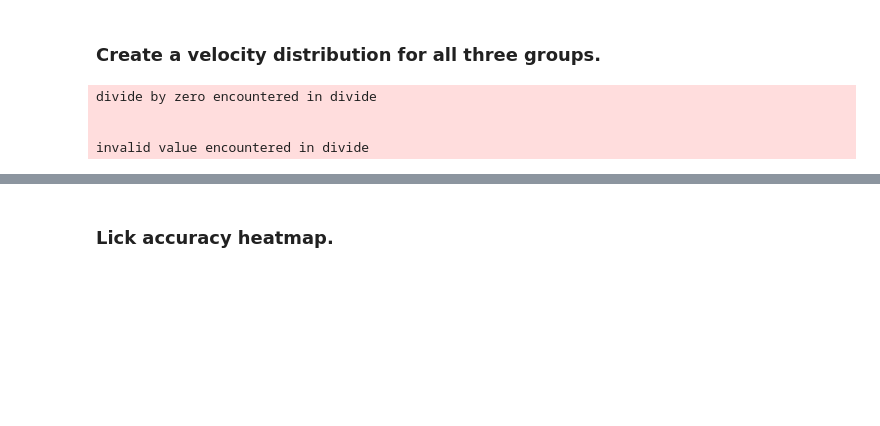
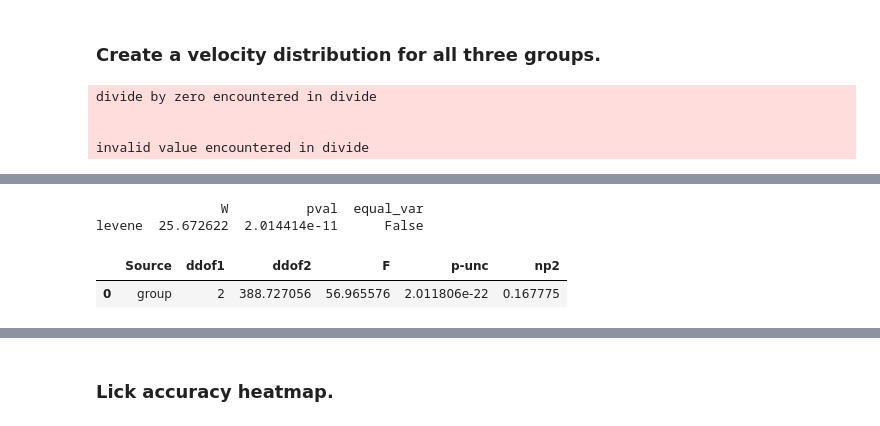
Before and after one commit to austinbaggetta/MultiCon_Analysis, a Jupyter notebook: MultiCon_Behavior/MultiCon_Aging2/current_behavior.ipynb, the cells around one changed output, grey strips where cells are left out. Drawn from its saved outputs; the diff is of its cells as text; code cells hidden in the pictures; blank space fills up the shorter version.

```diff
--- a/MultiCon_Behavior/MultiCon_Aging2/current_behavior.ipynb
+++ b/MultiCon_Behavior/MultiCon_Aging2/current_behavior.ipynb
@@ -118,10 +79,8 @@ fig.show()
 # %% [markdown]
 ### Set up run order for the day.
 # %%
-day = 'Day 31' ## edit depending on day
-retired_mice = ['mca24', 'mca25', 'mca26', 'mca27', 'mca28', 'mca29',
-                'mca30', 'mca31', 'mca32', 'mca33', 'mca35', 'mca36', 'mca37', 'mca38', 'mca39',
-                'mca40', 'mca41', 'mca42', 'mca43', 'mca46', 'mca47'] ## add retired mouse to this list
+day = 'Day 38' ## edit depending on day
+retired_mice = [] ## add retired mouse to this list
 maze_info = pd.read_csv(f'../../../{project_dir}/{experiment_dir}/maze_yml/maze_info.csv')
 todays_mazes = pd.read_csv(f'../../../{project_dir}/{experiment_dir}/maze_yml/{experiment_dir} - TodaysMazes.csv') ## download at end of the day
 run_dict = {'maze1': [], 'maze2': [], 'maze3': [], 'maze4': []}
@@ -752,3 +684,16 @@ fig.show()
 fig.write_image(pjoin(fig_path, 'velocity_distribution.png'))
 # %% [output]
 [interactive output not drawn]
+# %%
+young_v = np.asarray(young_v)[~np.isnan(young_v)]
+anova_df = pd.DataFrame({'young': young_v,
+                         'middle_aged': middle_aged_v[0:len(young_v)],
+                         'aged': aged_v[0:len(young_v)]})
+anova_melt = anova_df.melt(value_vars=['young', 'middle_aged', 'aged'], value_name='velocity', var_name='group')
+print(pg.homoscedasticity(anova_melt, dv='velocity', group='group'))
+anova_melt.welch_anova(dv='velocity', between='group')
+# %% [output]
+                W          pval  equal_var
+levene  25.672622  2.014414e-11      False
+|  | Source | ddof1 | ddof2 | F | p-unc | np2 |
+| 0 | group | 2 | 388.727056 | 56.965576 | 2.011806e-22 | 0.167775 |
```
Also changed, not shown: parts of 28 cells of this notebook, 1 other file.
